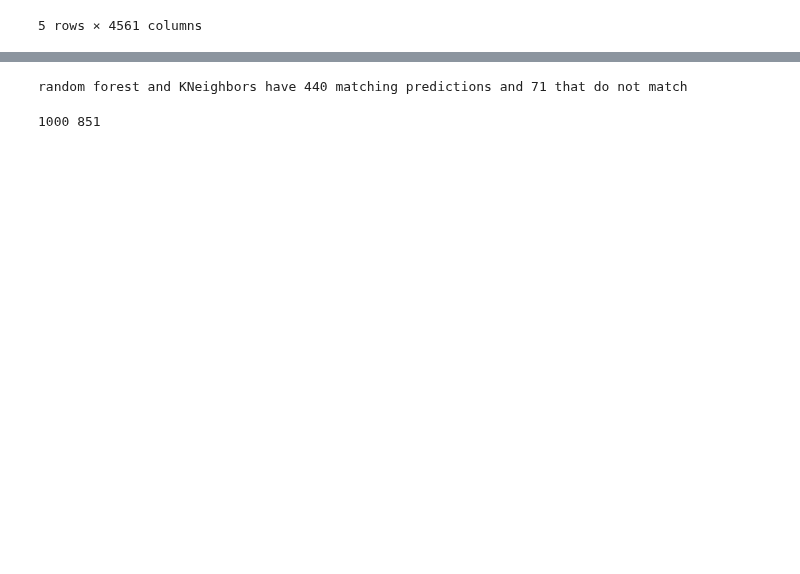
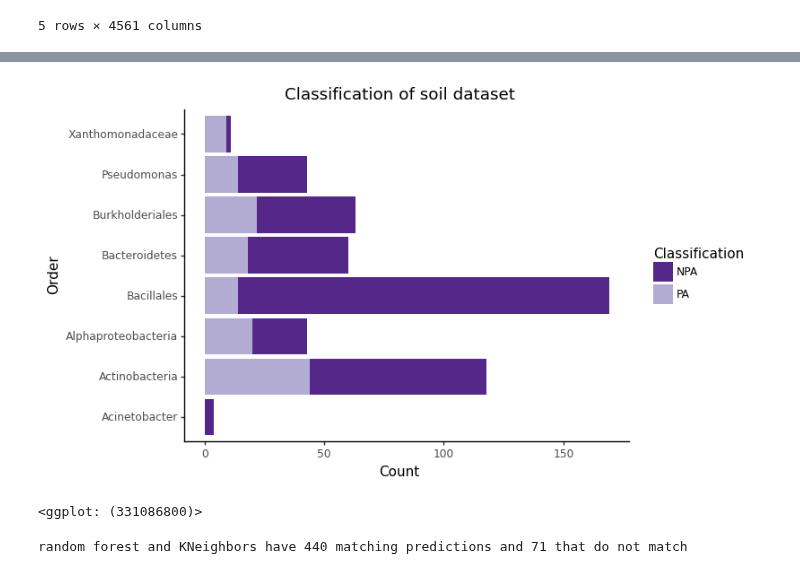
Before and after one commit to ajlukasiewicz/Team_9_MacLearn, a Jupyter notebook: Scripts/KNeighbors_classifier.ipynb, the cells around one changed output, grey strips where cells are left out. Cells and saved outputs as stored; diff of their text form; code cells hidden in the pictures; blank space fills up the shorter version.

```diff
--- a/Scripts/KNeighbors_classifier.ipynb
+++ b/Scripts/KNeighbors_classifier.ipynb
@@ -339,5 +291,20 @@ KNpredict = KNC.predict(X_soil)
 # %%
 #soil_dataset['RFpred'] = RFpredict
-soil_dataset['KNeighbors'] = KNpredict
+#soil_dataset['KNeighbors'] = KNpredict
+soil_dataset['LRPredict'] = LRPredict
 # %%
-soil_dataset
+counts = soil_dataset.groupby(['Order','LRPredict']).size().reset_index(name = 'count')
+
+#desired_order = ["Firmicutes", "Actinobacteria", "Proteobacteria","Bacteroidetes"]
+
+#counts["IMG_Phylum"] = pd.Categorical(counts["IMG_Phylum"], categories=desired_order, ordered=True)
+
+
+# create a stacked barplot using plotnine
+order_counts = ggplot(counts, aes(x='Order', y='count', fill='LRPredict')) + \
+    geom_bar(stat='identity') + \
+    labs(x = 'Order', y='Count', fill='Classification') + \
+    ggtitle('Classification of soil dataset')+ \
+    coord_flip() + \
+    scale_fill_manual(values = color_values) + \
+    theme_classic()
@@ -358,3 +311,8 @@ soil_dataset
+# %%
+order_counts
+# %% [output]
+[figure, added]
+<ggplot: (331086800)>
 # %%
 #how often do they match?
 num_matches = sum(soil_dataset['RFpred'] == soil_dataset['KNeighbors'])
@@ -366,32 +324,8 @@ print("random forest and KNeighbors have " +
 # %% [output]
 random forest and KNeighbors have 440 matching predictions and 71 that do not match
 # %%
-#evaluating muyoung feature selection method:
+#feature selection from overlap
 
-from sklearn.feature_selection import RFE
-# The goal of recursive feature elimination (RFE) is to select features by recursively considering smaller and smaller sets of features
-
-estimator = RandomForestClassifier()
-selector = RFE(estimator, n_features_to_select=1000, step=0.05)
-
-#Top 1000 #Remove the worst 5% of features at each iteration.
-selector = selector.fit(X_train, y_train.values.ravel())
-
-selected_features = merged_norm.columns[selector.get_support()]
-
-correlation_matrix = merged[selected_features].corr().abs()
-
-threshold = 0.8
-columns = np.full((correlation_matrix.shape[0],), True, dtype=bool)
-for i in range(correlation_matrix.shape[0]):
-    for j in range(i+1, correlation_matrix.shape[0]):
-        if correlation_matrix.iloc[i,j] >= threshold:
-            if columns[j]:
-                columns[j] = False
-
-selected_features_2 = selected_features[columns]
-
-print(len(selected_features), len(selected_features_2))
+union_features = pd.read_csv("overlapping_features.csv")
+union_features = union_features['elements'].values
-# %% [output]
-1000 851
 # %%
```
Also changed, not shown: parts of 51 cells of this notebook, 11 other files.
